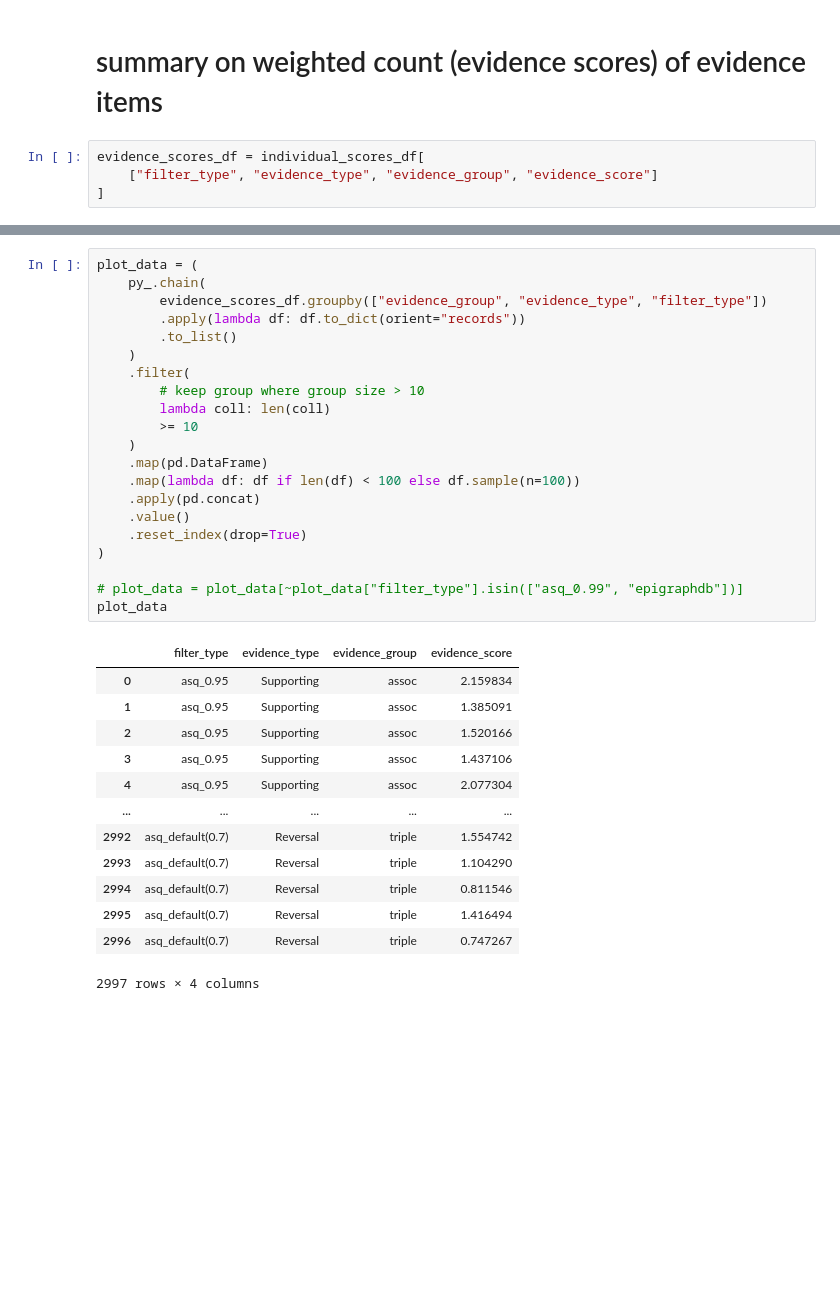
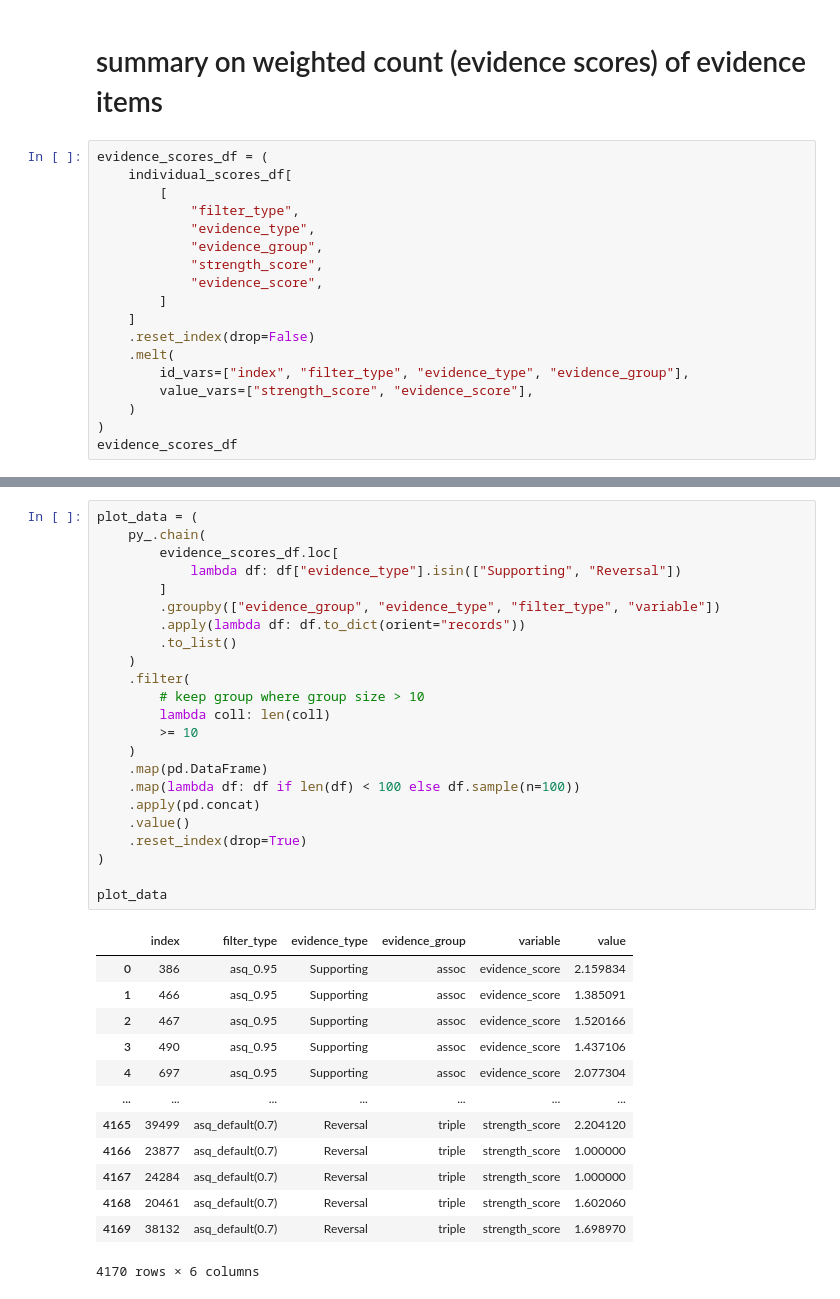
Before and after one commit to MRCIEU/epigraphdb-asq, a Jupyter notebook: analysis/notebooks/manuscript/empirical-analysis-2-1-plot.ipynb, the cells around one changed output, grey strips where cells are left out. Cells and saved outputs as stored; diff of their text form; blank space fills up the shorter version.

```diff
--- a/analysis/notebooks/manuscript/empirical-analysis-2-1-plot.ipynb
+++ b/analysis/notebooks/manuscript/empirical-analysis-2-1-plot.ipynb
@@ -237,6 +237,20 @@ evidence_count_df
 # %% [markdown]
 # summary on weighted count (evidence scores) of evidence items
 # %%
-evidence_scores_df = individual_scores_df[
-    ["filter_type", "evidence_type", "evidence_group", "evidence_score"]
-]
+evidence_scores_df = (
+    individual_scores_df[
+        [
+            "filter_type",
+            "evidence_type",
+            "evidence_group",
+            "strength_score",
+            "evidence_score",
+        ]
+    ]
+    .reset_index(drop=False)
+    .melt(
+        id_vars=["index", "filter_type", "evidence_type", "evidence_group"],
+        value_vars=["strength_score", "evidence_score"],
+    )
+)
+evidence_scores_df
@@ -266,35 +271,37 @@ evidence_scores_df.groupby(
 # %%
 plot_data = (
     py_.chain(
-        evidence_scores_df.groupby(["evidence_group", "evidence_type", "filter_type"])
+        evidence_scores_df.loc[
+            lambda df: df["evidence_type"].isin(["Supporting", "Reversal"])
+        ]
+        .groupby(["evidence_group", "evidence_type", "filter_type", "variable"])
         .apply(lambda df: df.to_dict(orient="records"))
         .to_list()
     )
     .filter(
         # keep group where group size > 10
         lambda coll: len(coll)
         >= 10
     )
     .map(pd.DataFrame)
     .map(lambda df: df if len(df) < 100 else df.sample(n=100))
     .apply(pd.concat)
     .value()
     .reset_index(drop=True)
 )
 
-# plot_data = plot_data[~plot_data["filter_type"].isin(["asq_0.99", "epigraphdb"])]
 plot_data
 # %% [output]
-|  | filter_type | evidence_type | evidence_group | evidence_score |
-| 0 | asq_0.95 | Supporting | assoc | 2.159834 |
-| 1 | asq_0.95 | Supporting | assoc | 1.385091 |
-| 2 | asq_0.95 | Supporting | assoc | 1.520166 |
-| 3 | asq_0.95 | Supporting | assoc | 1.437106 |
-| 4 | asq_0.95 | Supporting | assoc | 2.077304 |
-| ... | ... | ... | ... | ... |
-| 2992 | asq_default(0.7) | Reversal | triple | 1.554742 |
-| 2993 | asq_default(0.7) | Reversal | triple | 1.104290 |
-| 2994 | asq_default(0.7) | Reversal | triple | 0.811546 |
-| 2995 | asq_default(0.7) | Reversal | triple | 1.416494 |
-| 2996 | asq_default(0.7) | Reversal | triple | 0.747267 |
+|  | index | filter_type | evidence_type | evidence_group | variable | value |
+| 0 | 386 | asq_0.95 | Supporting | assoc | evidence_score | 2.159834 |
+| 1 | 466 | asq_0.95 | Supporting | assoc | evidence_score | 1.385091 |
+| 2 | 467 | asq_0.95 | Supporting | assoc | evidence_score | 1.520166 |
+| 3 | 490 | asq_0.95 | Supporting | assoc | evidence_score | 1.437106 |
+| 4 | 697 | asq_0.95 | Supporting | assoc | evidence_score | 2.077304 |
+| ... | ... | ... | ... | ... | ... | ... |
+| 4165 | 39499 | asq_default(0.7) | Reversal | triple | strength_score | 2.204120 |
+| 4166 | 23877 | asq_default(0.7) | Reversal | triple | strength_score | 1.000000 |
+| 4167 | 24284 | asq_default(0.7) | Reversal | triple | strength_score | 1.000000 |
+| 4168 | 20461 | asq_default(0.7) | Reversal | triple | strength_score | 1.602060 |
+| 4169 | 38132 | asq_default(0.7) | Reversal | triple | strength_score | 1.698970 |
-2997 rows × 4 columns
+4170 rows × 6 columns
```
Also changed, not shown: parts of 5 cells of this notebook.
